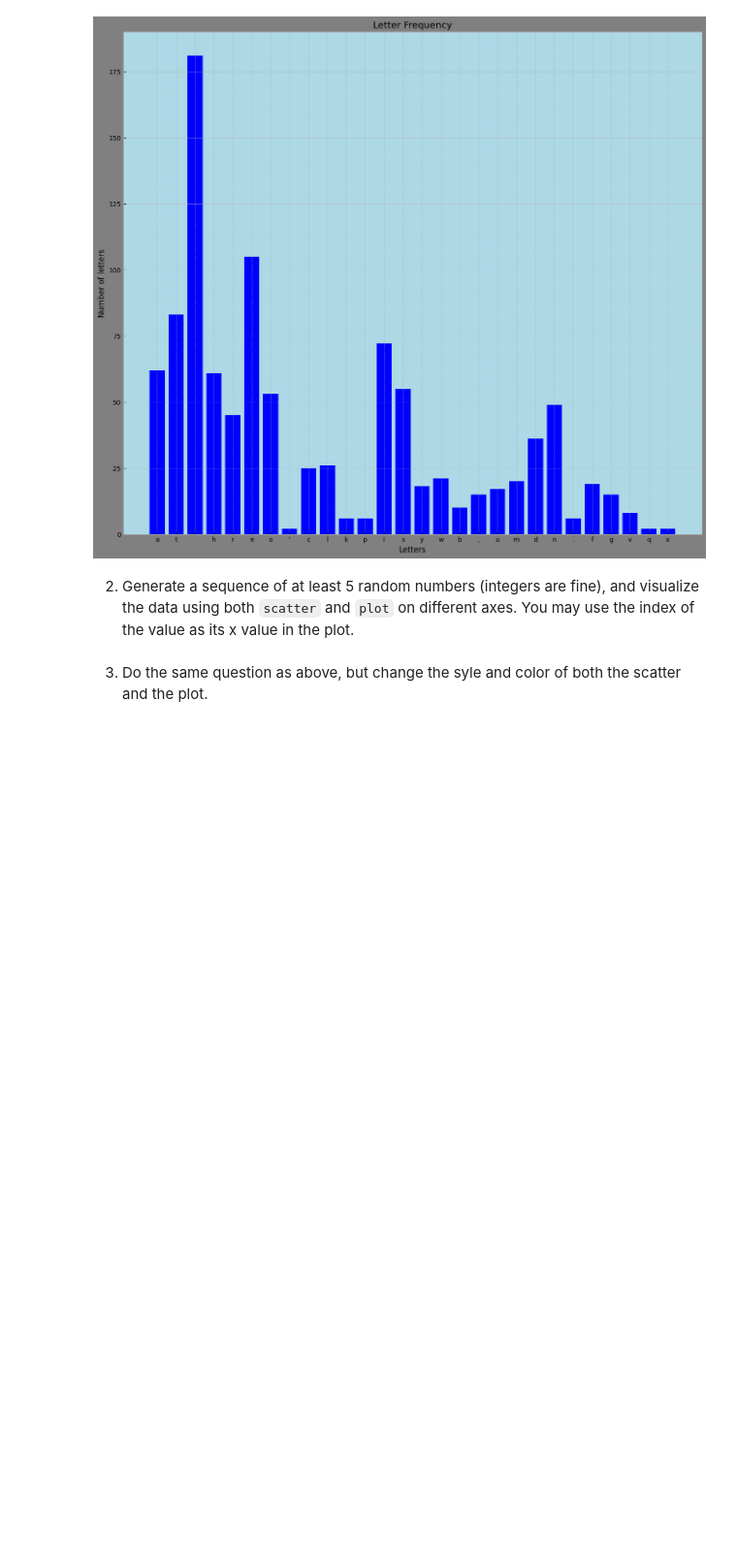
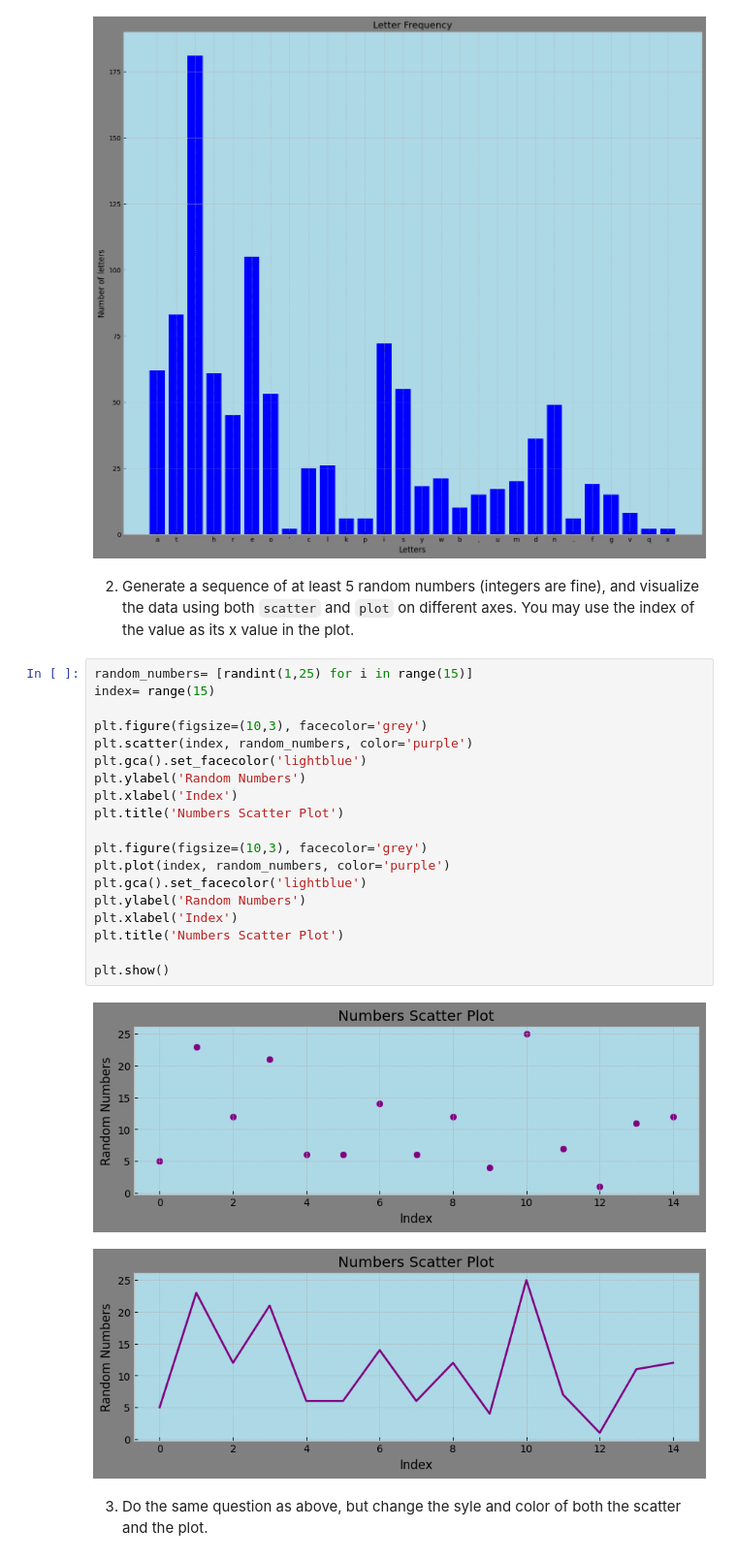
Before and after one commit to curt2023/pyplot, a Jupyter notebook: pyplot.ipynb, the cells around one changed output. Shown at 97% size. Drawn from its saved outputs; the diff is of its cells as text; blank space fills up the shorter version.

```diff
--- a/pyplot.ipynb
+++ b/pyplot.ipynb
@@ -72,5 +71,27 @@ plt.show()
 [figure]
 # %% [markdown]
 2. Generate a sequence of at least 5 random numbers (integers are fine), and visualize the data using both `scatter` and `plot` on different axes.  You may use the index of the value as its x value in the plot.
+# %%
+random_numbers= [randint(1,25) for i in range(15)]
+index= range(15)
+
+plt.figure(figsize=(10,3), facecolor='grey')
+plt.scatter(index, random_numbers, color='purple')
+plt.gca().set_facecolor('lightblue')
+plt.ylabel('Random Numbers')
+plt.xlabel('Index')
+plt.title('Numbers Scatter Plot')
+
+plt.figure(figsize=(10,3), facecolor='grey')
+plt.plot(index, random_numbers, color='purple')
+plt.gca().set_facecolor('lightblue')
+plt.ylabel('Random Numbers')
+plt.xlabel('Index')
+plt.title('Numbers Scatter Plot')
+
+plt.show()
+# %% [output]
+[figure, added]
+[figure, added]
 # %% [markdown]
 3. Do the same question as above, but change the syle and color of both the scatter and the plot.
```
Also changed, not shown: parts of 2 cells of this notebook.
